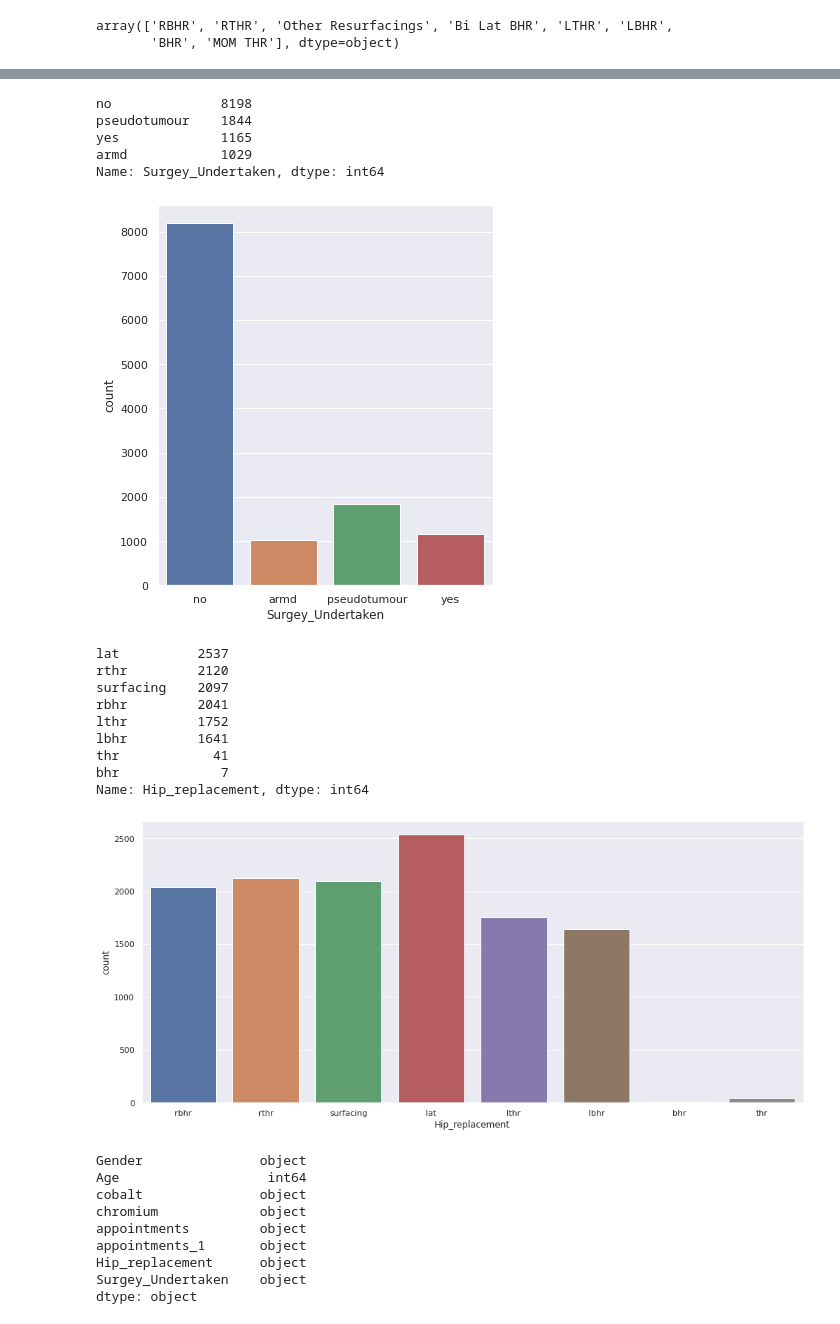
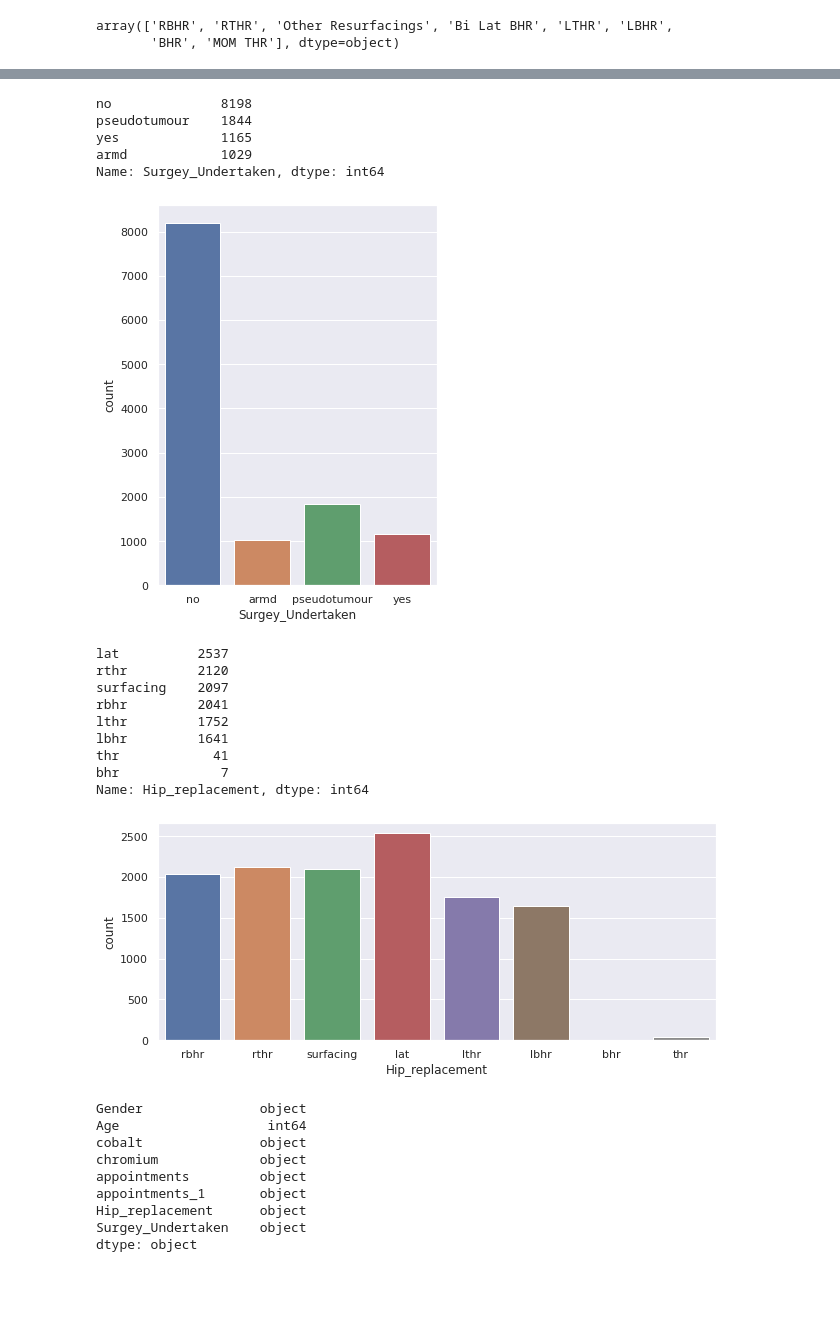
Before and after one commit to Hamza1122/ML-Ass, a Jupyter notebook: Untitled13.ipynb, the cells around one changed output, grey strips where cells are left out. Cells and saved outputs as stored; diff of their text form; code cells hidden in the pictures; blank space fills up the shorter version.

```diff
--- a/Untitled13.ipynb
+++ b/Untitled13.ipynb
@@ -98,21 +98,21 @@ Name: Gender, dtype: int64
 # %%
 #how many case were no ,yes amrmd and pseudotumour are displayed below using graph
-fig_dims = (6,7)
+fig_dims = (5,7)
 fig, ax = plt.subplots(figsize=fig_dims)
 df['Surgey_Undertaken']=df['Surgey_Undertaken'].str.lower()
 sns.set(style="darkgrid")
 ax = sns.countplot(x="Surgey_Undertaken",data=df,ax=ax)
 df.Surgey_Undertaken.value_counts()
 # %% [output]
 no              8198
 pseudotumour    1844
 yes             1165
 armd            1029
 Name: Surgey_Undertaken, dtype: int64
-[figure, old version]
+[figure, new version]
 # %%
 #Hip replacement
-fig_dims = (16,7)
+fig_dims = (10,4)
 fig, ax = plt.subplots(figsize=fig_dims)
 df['Hip_replacement']=df['Hip_replacement'].str.lower()
 sns.set(style="darkgrid")
@@ -128,7 +128,7 @@ lbhr         1641
 thr            41
 bhr             7
 Name: Hip_replacement, dtype: int64
-[figure, old version]
+[figure, new version]
 # %%
 #As there were some Age values which were less than zero so we replace them with median
 df[df.Age<0]=df['Age'].median()
```
Also changed, not shown: parts of 15 cells of this notebook.
